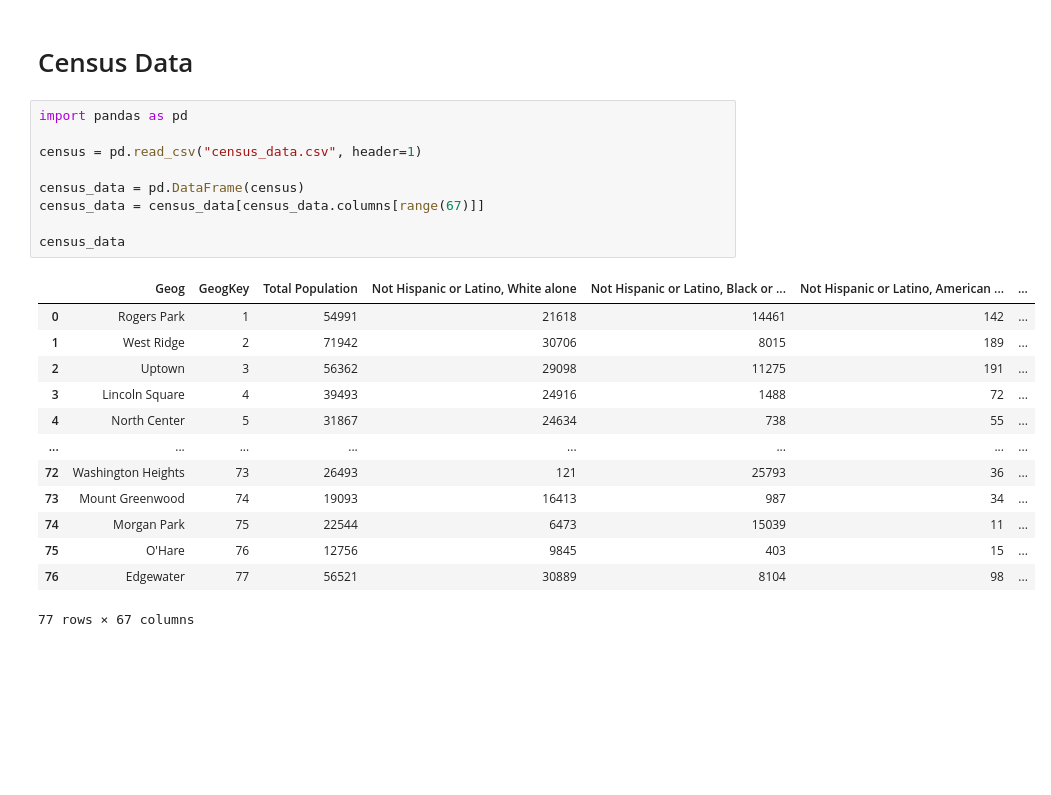
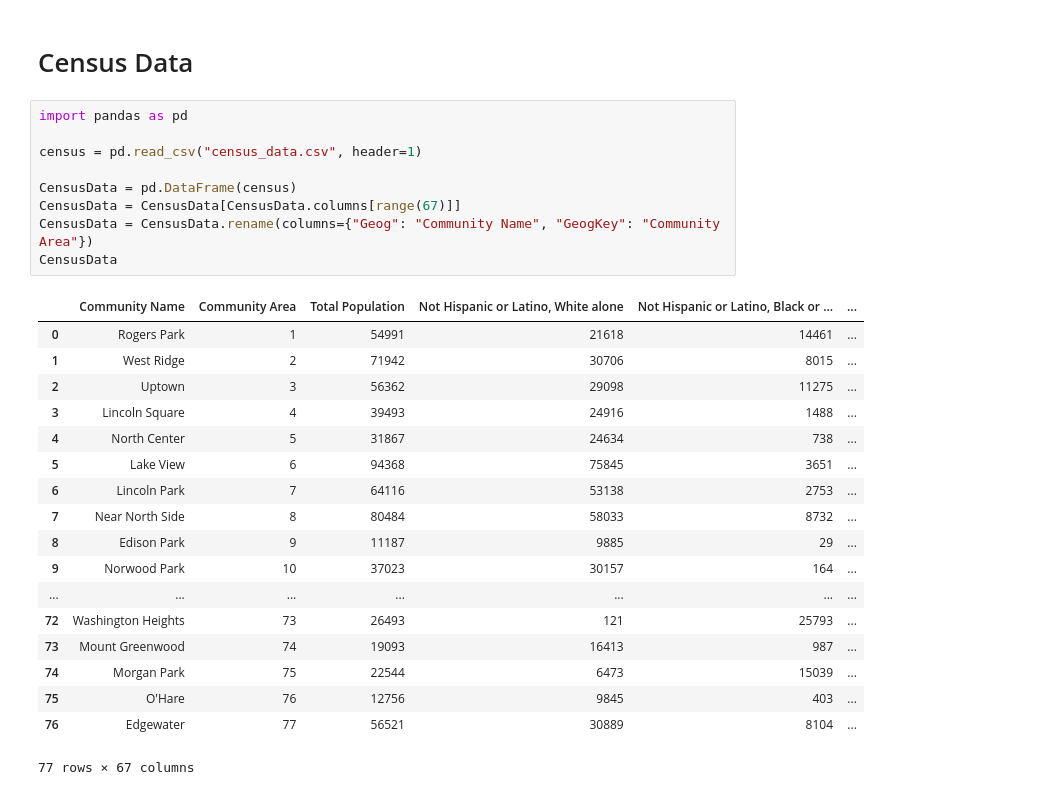
Before and after one commit to busybee333/conda, a Jupyter notebook: census data.ipynb, the cells around one changed output. Drawn from its saved outputs; the diff is of its cells as text; blank space fills up the shorter version.

```diff
--- a/census data.ipynb
+++ b/census data.ipynb
@@ -3,23 +3,28 @@
 # %%
 import pandas as pd
 
 census = pd.read_csv("census_data.csv", header=1)
 
-census_data = pd.DataFrame(census)
-census_data = census_data[census_data.columns[range(67)]]
-
-census_data
+CensusData = pd.DataFrame(census)
+CensusData = CensusData[CensusData.columns[range(67)]]
+CensusData = CensusData.rename(columns={"Geog": "Community Name", "GeogKey": "Community Area"})
+CensusData
 # %% [output]
-|  | Geog | GeogKey | Total Population | Not Hispanic or Latino, White alone | Not Hispanic or Latino, Black or ... | Not Hispanic or Latino, American ... | ... |
-| 0 | Rogers Park | 1 | 54991 | 21618 | 14461 | 142 | ... |
-| 1 | West Ridge | 2 | 71942 | 30706 | 8015 | 189 | ... |
-| 2 | Uptown | 3 | 56362 | 29098 | 11275 | 191 | ... |
-| 3 | Lincoln Square | 4 | 39493 | 24916 | 1488 | 72 | ... |
-| 4 | North Center | 5 | 31867 | 24634 | 738 | 55 | ... |
-| ... | ... | ... | ... | ... | ... | ... | ... |
-| 72 | Washington Heights | 73 | 26493 | 121 | 25793 | 36 | ... |
-| 73 | Mount Greenwood | 74 | 19093 | 16413 | 987 | 34 | ... |
-| 74 | Morgan Park | 75 | 22544 | 6473 | 15039 | 11 | ... |
-| 75 | O'Hare | 76 | 12756 | 9845 | 403 | 15 | ... |
-| 76 | Edgewater | 77 | 56521 | 30889 | 8104 | 98 | ... |
+|  | Community Name | Community Area | Total Population | Not Hispanic or Latino, White alone | Not Hispanic or Latino, Black or ... | ... |
+| 0 | Rogers Park | 1 | 54991 | 21618 | 14461 | ... |
+| 1 | West Ridge | 2 | 71942 | 30706 | 8015 | ... |
+| 2 | Uptown | 3 | 56362 | 29098 | 11275 | ... |
+| 3 | Lincoln Square | 4 | 39493 | 24916 | 1488 | ... |
+| 4 | North Center | 5 | 31867 | 24634 | 738 | ... |
+| 5 | Lake View | 6 | 94368 | 75845 | 3651 | ... |
+| 6 | Lincoln Park | 7 | 64116 | 53138 | 2753 | ... |
+| 7 | Near North Side | 8 | 80484 | 58033 | 8732 | ... |
+| 8 | Edison Park | 9 | 11187 | 9885 | 29 | ... |
+| 9 | Norwood Park | 10 | 37023 | 30157 | 164 | ... |
+| ... | ... | ... | ... | ... | ... | ... |
+| 72 | Washington Heights | 73 | 26493 | 121 | 25793 | ... |
+| 73 | Mount Greenwood | 74 | 19093 | 16413 | 987 | ... |
+| 74 | Morgan Park | 75 | 22544 | 6473 | 15039 | ... |
+| 75 | O'Hare | 76 | 12756 | 9845 | 403 | ... |
+| 76 | Edgewater | 77 | 56521 | 30889 | 8104 | ... |
 77 rows × 67 columns
```
Also changed, not shown: 4 other files.
